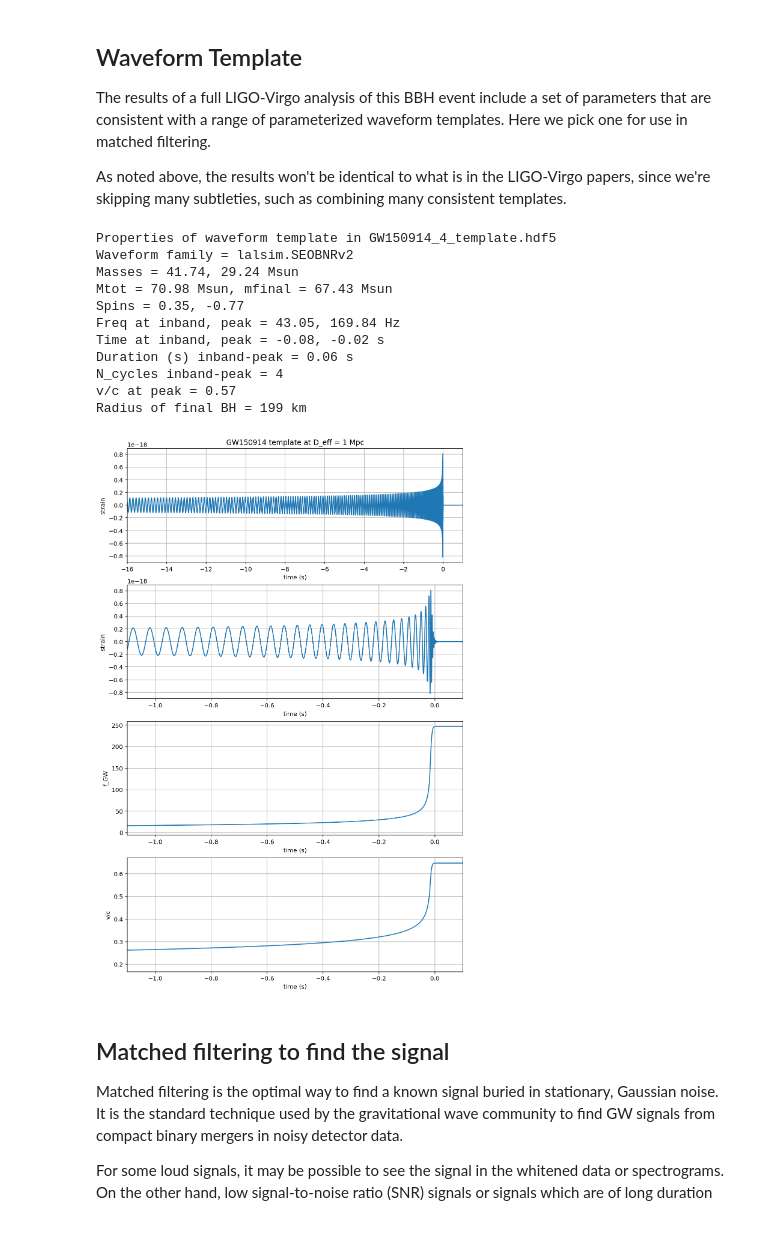
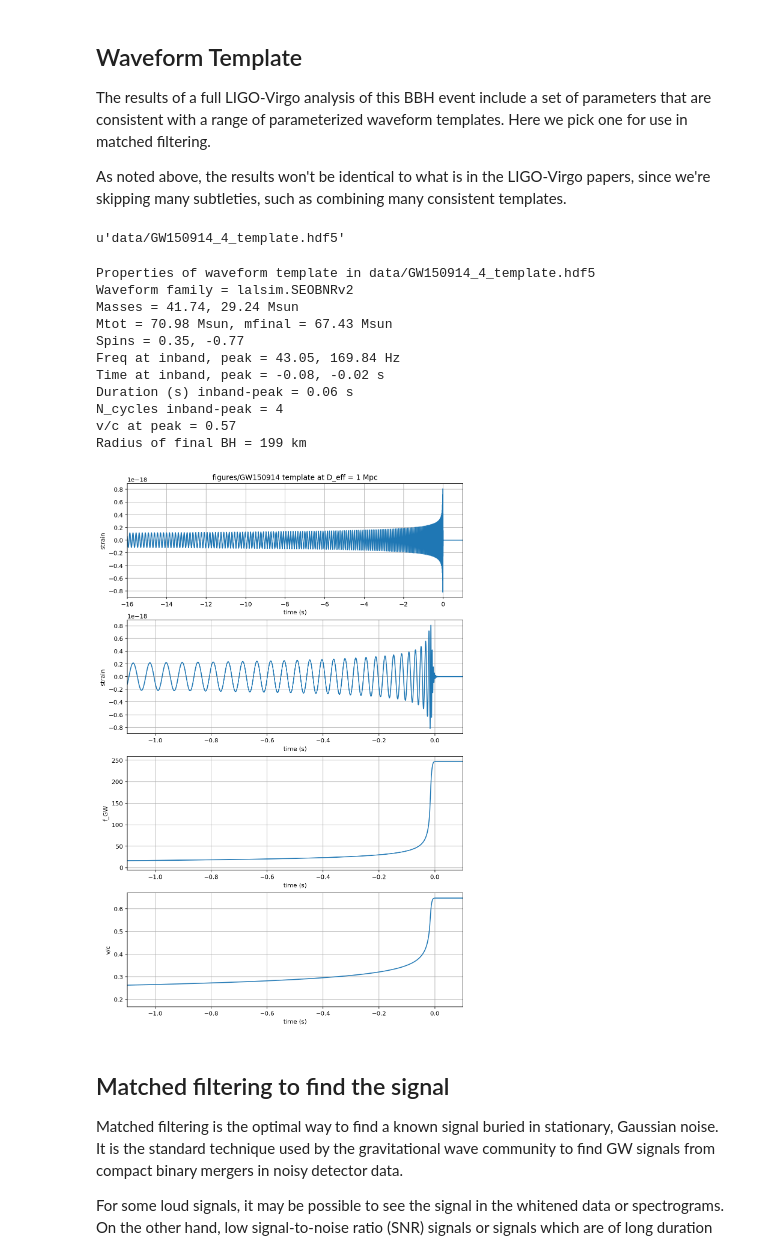
Before and after one commit to UCB-stat-159-s22/hw06-isaacdsloan, a Jupyter notebook: index.ipynb, the cells around one changed output. Cells and saved outputs as stored; diff of their text form; code cells hidden in the pictures.

```diff
--- a/index.ipynb
+++ b/index.ipynb
@@ -111,7 +111,7 @@ from ligotools import readligo as rl
 ### Read the event properties from a local json file (download in advance):
 # %%
 # Read the event properties from a local json file
-fnjson = "BBH_events_v3.json"
+fnjson = "data/BBH_events_v3.json"
 try:
     events = json.load(open(fnjson,"r"))
 except IOError:
@@ -129,9 +129,9 @@ except:
 # %%
 # Extract the parameters for the desired event:
 event = events[eventname]
-fn_H1 = event['fn_H1']              # File name for H1 data
-fn_L1 = event['fn_L1']              # File name for L1 data
-fn_template = event['fn_template']  # File name for template waveform
+fn_H1 = 'data/' + event['fn_H1']              # File name for H1 data
+fn_L1 = 'data/' + event['fn_L1']              # File name for L1 data
+fn_template = 'data/' + event['fn_template']  # File name for template waveform
 fs = event['fs']                    # Set sampling rate
 tevent = event['tevent']            # Set approximate event GPS time
 fband = event['fband']              # frequency band for bandpassing signal
@@ -501,6 +501,10 @@ Loud (high SNR) signals may be visible in these spectrograms.  Compact object me
 The results of a full LIGO-Virgo analysis of this BBH event include a set of parameters that are consistent with a range of parameterized waveform templates. Here we pick one for use in matched filtering.
 
 As noted above, the results won't be identical to what is in the LIGO-Virgo papers, since we're skipping many subtleties, such as combining many consistent templates.
+# %%
+fn_template
+# %% [output]
+u'data/GW150914_4_template.hdf5'
 # %%
 # read in the template (plus and cross) and parameters for the theoretical waveform
 try:
@@ -587,7 +591,7 @@ if make_plots:
     plt.grid()
     plt.xlabel('time (s)')
     plt.ylabel('strain')
-    plt.title(eventname+' template at D_eff = 1 Mpc')
+    plt.title('figures/' +eventname+' template at D_eff = 1 Mpc')
 
     plt.subplot(4,1,2)
     plt.plot(ttime,template_p)
@@ -596,36 +600,36 @@ if make_plots:
     plt.xlabel('time (s)')
     plt.ylabel('strain')
     #plt.title(eventname+' template at D_eff = 1 Mpc')
 
     plt.subplot(4,1,3)
     plt.plot(ttime,fGW)
     plt.xlim([-1.1,0.1])
     plt.grid()
     plt.xlabel('time (s)')
     plt.ylabel('f_GW')
     #plt.title(eventname+' template f_GW')
 
     plt.subplot(4,1,4)
     plt.plot(ttime,voverc)
     plt.xlim([-1.1,0.1])
     plt.grid()
     plt.xlabel('time (s)')
     plt.ylabel('v/c')
     #plt.title(eventname+' template v/c')
-    plt.savefig(eventname+'_template.'+plottype)
+    plt.savefig('figures/' +eventname+'_template.'+plottype)
 # %% [output]
-Properties of waveform template in GW150914_4_template.hdf5
+Properties of waveform template in data/GW150914_4_template.hdf5
 Waveform family = lalsim.SEOBNRv2
 Masses = 41.74, 29.24 Msun
 Mtot = 70.98 Msun, mfinal = 67.43 Msun
 Spins = 0.35, -0.77
 Freq at inband, peak = 43.05, 169.84 Hz
 Time at inband, peak = -0.08, -0.02 s
 Duration (s) inband-peak = 0.06 s
 N_cycles inband-peak = 4
 v/c at peak = 0.57
 Radius of final BH = 199 km
-[figure, old version]
+[figure, new version]
 # %% [markdown]
 ## Matched filtering to find the signal
 
```
Also changed, not shown: parts of 12 cells of this notebook, 4 other files.
